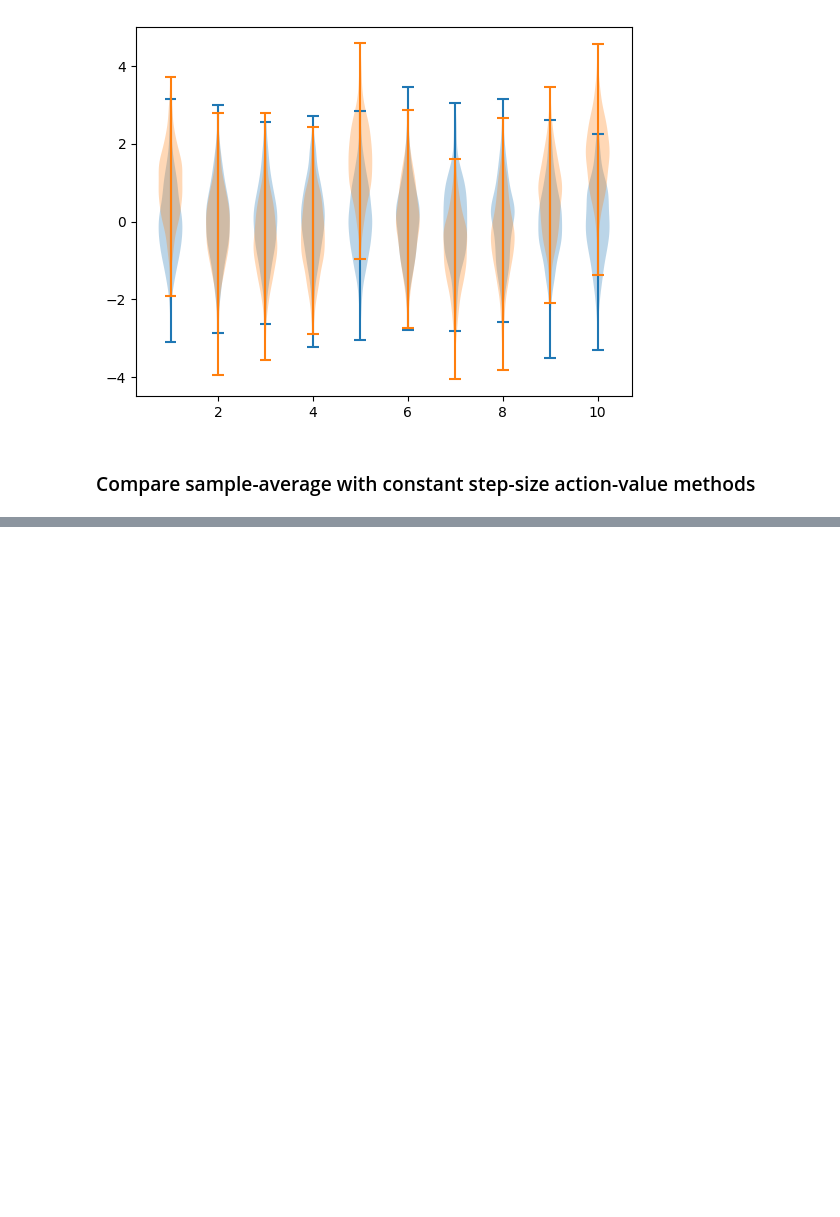
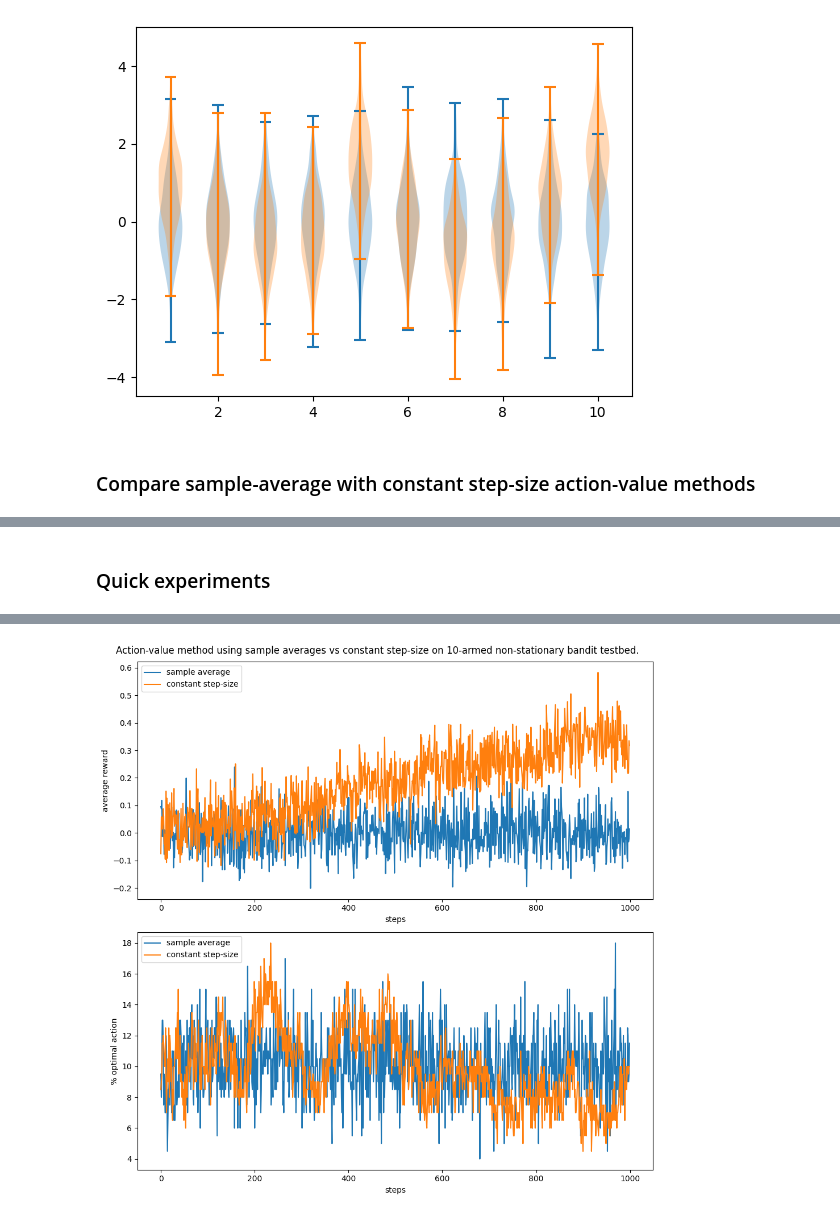
Before and after one commit to alex-ortan/RL_sutton_barto, a Jupyter notebook: ch2/k-armed_bandit_simulation.ipynb, the cells around one changed output, grey strips where cells are left out. Drawn from its saved outputs; the diff is of its cells as text; code cells hidden in the pictures; blank space fills up the shorter version.

```diff
--- a/ch2/k-armed_bandit_simulation.ipynb
+++ b/ch2/k-armed_bandit_simulation.ipynb
@@ -192,0 +196,2 @@ plt.savefig('../images/figure_2_2_ns.png')
+# %% [markdown]
+### Quick experiments
@@ -192,0 +240,39 @@ plt.savefig('../images/figure_2_2_ns.png')
+# %%
+%%time
+
+# Bandit parameters
+k = 10                         # number of arms in the bandit
+q_true_mean = 0.0
+q_true_var = 0.0
+drift_var = 0.01
+
+# Agent and test parameters
+T = 1000                       # number of timesteps played
+epsilon = 0.1
+R = 200                       # number of runs to play in the simulation
+
+average_rewards_sa, percent_optimal_actions_sa = simulate(R, epsilon, T, k, q_true_mean = q_true_mean, q_true_var = q_true_var, drift_var = drift_var, estimator = SampleAverageEstimator)
+average_rewards_cs, percent_optimal_actions_cs = simulate(R, epsilon, T, k, q_true_mean = q_true_mean, q_true_var = q_true_var, drift_var = drift_var, estimator = ConstantStepSizeEstimator, step_size = 0.1)
+
+print("Average reward for sample average: ", np.mean(average_rewards_sa))
+print("Average reward for constant step size: ", np.mean(average_rewards_cs))
+
+plt.figure(figsize=(10, 10))
+plt.suptitle(f"Action-value method using sample averages vs constant step-size on {k}-armed non-stationary bandit testbed.")
+
+plt.subplot(2, 1, 1)
+plt.plot(average_rewards_sa, label="sample average")
+plt.plot(average_rewards_cs, label="constant step-size")
+plt.xlabel('steps')
+plt.ylabel('average reward')
+plt.legend()
+
+plt.subplot(2, 1, 2)
+plt.plot(percent_optimal_actions_sa, label="sample average")
+plt.plot(percent_optimal_actions_cs, label="constant step-size")
+plt.xlabel('steps')
+plt.ylabel('% optimal action')
+plt.legend()
+
+plt.tight_layout()
+# %% [output]
@@ -192,0 +283 @@ plt.savefig('../images/figure_2_2_ns.png')
+[figure, added]
```
Also changed, not shown: parts of 7 cells of this notebook, 3 other files.
